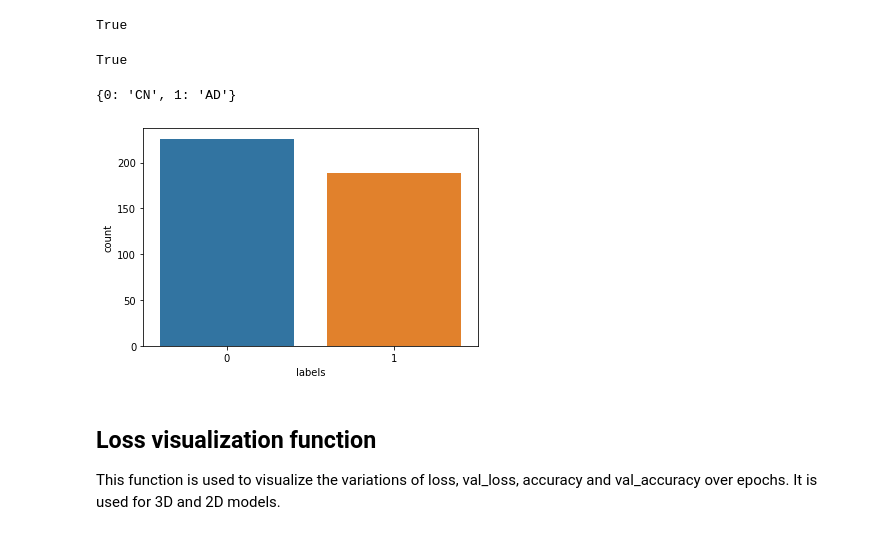
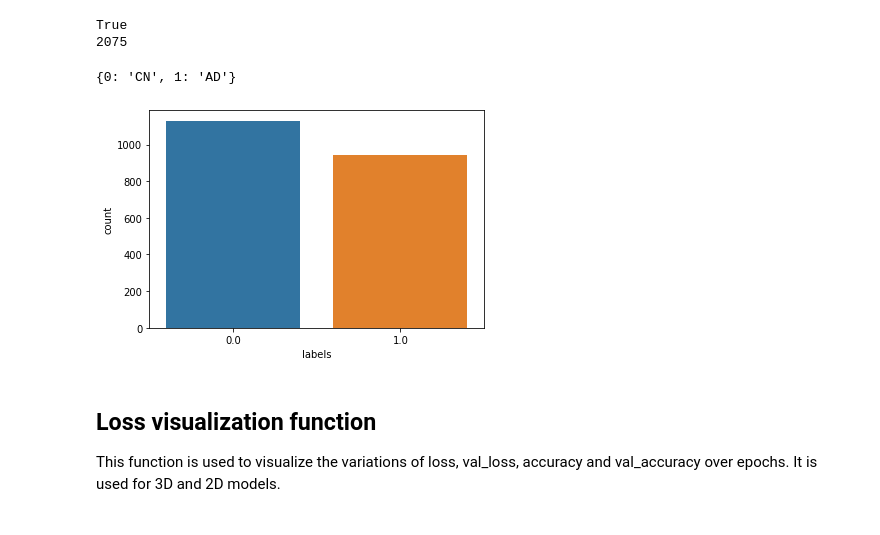
Before and after one commit to hamzaben99/AlzheimerDetection, a Jupyter notebook: alzheimerDetection.ipynb, the cells around one changed output. Cells and saved outputs as stored; diff of their text form; code cells hidden in the pictures.

```diff
--- a/alzheimerDetection.ipynb
+++ b/alzheimerDetection.ipynb
@@ -171,8 +117,8 @@ def prepare_X_of_Y(Y):
                 n_test_CN += 1 if Y['Group'][index] == 'CN' else n_test_CN
                 X_test_index.append(index)
             else:
-                for i in range(100, 112):
-                    img_data = cut_2D_i(img_n_mmni, 'y', i)
+                for i in range(81, 86):
+                    img_data = cut_2D_i(img_n_mmni, 'z', i)
                     X_data.append(img_data)
                     if Y['Group'][index] == 'AD':
                         Y_data.append(1)
@@ -194,8 +140,7 @@ else:
     np.save('X_test_index', X_test_index)
 
 print(len(X_data) == len(Y_data))
+print(len(X_data))
-# %% [output]
-True
 # %%
 from tensorflow.keras.utils import to_categorical
 
@@ -220,7 +165,7 @@ def prepare_X_of_Y_3D(Y):
                 n_test_CN += 1 if Y['Group'][index] == 'CN' else n_test_CN
                 X_test_index.append(index)
             else:
-                img_data = custom_patch_3D(img_n_mmni, x_tup=(40, 140), y_tup=(90, 110), z_tup=(35, 135))
+                img_data = custom_patch_3D(img_n_mmni, x_tup=(63, 123), y_tup=(90, 105), z_tup=(50, 110))
                 X_data.append(img_data)
                 if Y['Group'][index] == 'AD':
                     Y_data.append(1)
@@ -242,21 +187,39 @@ else:
     np.save('X_test_index_3D', X_test_index_3D)
 
 print(len(X_data_3D) == len(Y_data_3D))
-# %% [output]
-True
+# %%
+import numpy as np # linear algebra
+import pandas as pd # data processing, CSV file I/O (e.g. pd.read_csv)
+
+# Input data files are available in the read-only "../input/" directory
+# For example, running this (by clicking run or pressing Shift+Enter) will list all files under the input directory
+
+X_data = np.load('/kaggle/input/adni-data/X_data.npy')
+Y_data = np.load('/kaggle/input/adni-data/Y_data.npy')
+X_test_index = np.load('/kaggle/input/adni-data/X_test_index.npy')
+
+#X_data_3D = np.load('/kaggle/input/adni-data/X_data_3D.npy')
+#Y_data_3D = np.load('/kaggle/input/adni-data/Y_data_3D.npy')
+#X_test_index_3D = np.load('/kaggle/input/adni-data/X_test_index_3D.npy')
+
+print(len(X_data) == len(Y_data))
+print(len(X_data))
+# %% [output]
+True
+2075
 # %%
 map_characters = {0: 'CN', 1: 'AD'}
 dict_characters=map_characters
 import seaborn as sns
 df = pd.DataFrame()
-df["labels"] = Y_data_list_3D
+df["labels"] = Y_data[:,1]
 lab = df['labels']
 dist = lab.value_counts()
 sns.countplot(lab)
 print(dict_characters)
 # %% [output]
 {0: 'CN', 1: 'AD'}
-[figure, old version]
+[figure, new version]
 # %% [markdown]
 ## Loss visualization function
 This function is used to visualize the variations of loss, val_loss, accuracy and val_accuracy over epochs. It is used for 3D and 2D models.
```
Also changed, not shown: parts of 22 cells of this notebook.
